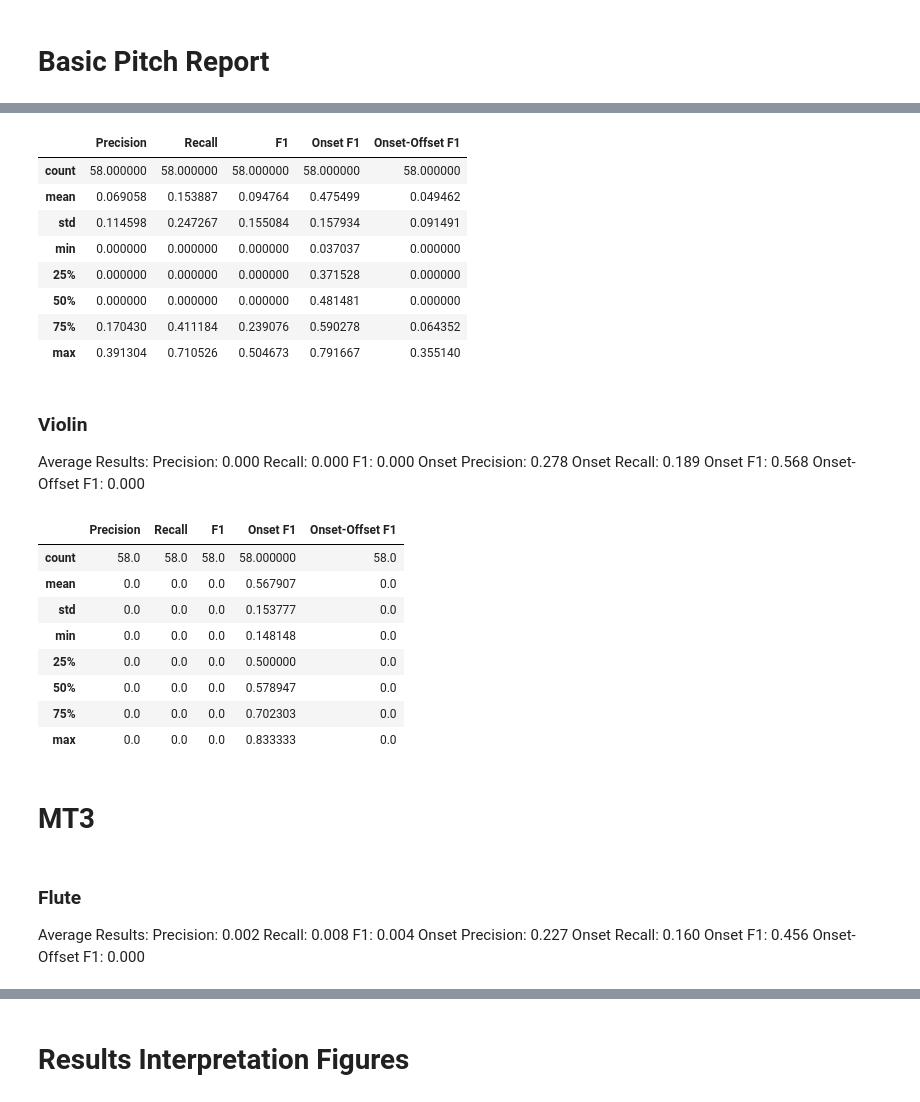
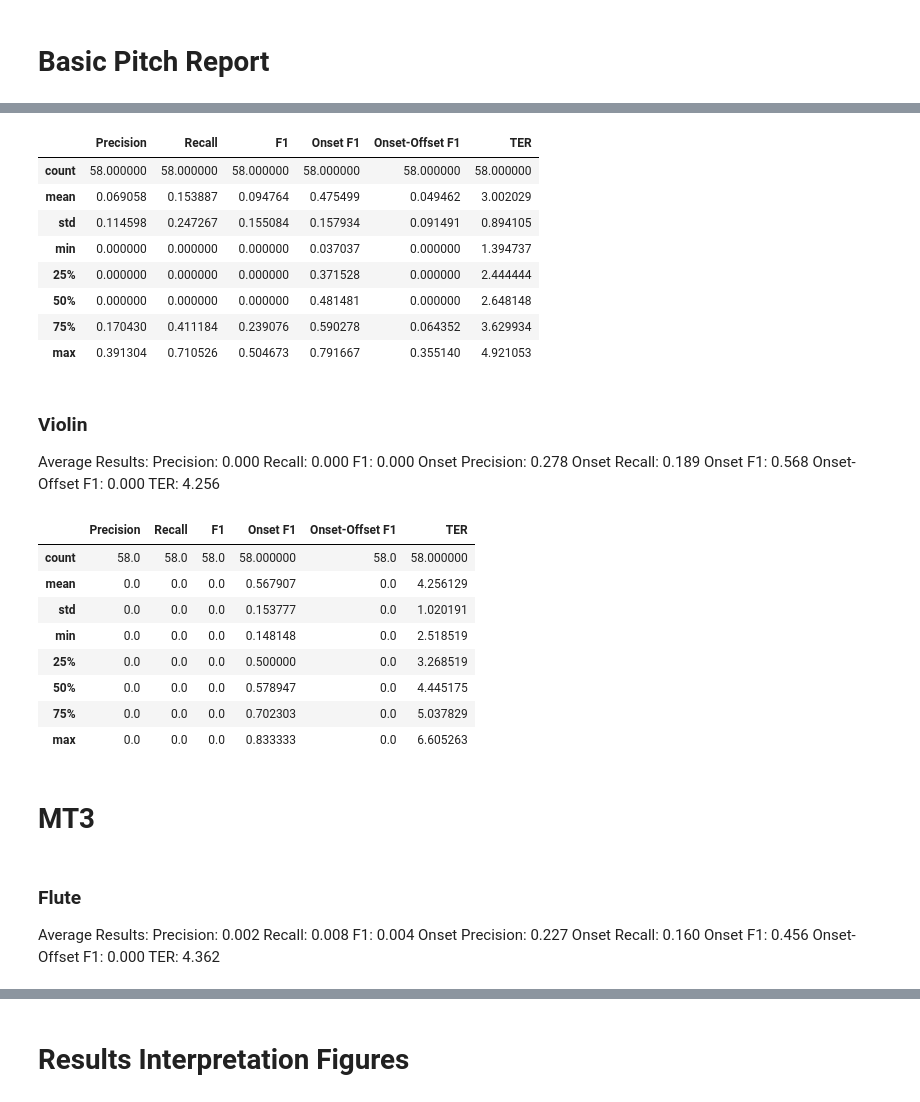
Before and after one commit to martinoywa/singing-voice-amt, a Jupyter notebook: evaluation/evaluation_report_converted.ipynb, the cells around one changed output, grey strips where cells are left out. Drawn from its saved outputs; the diff is of its cells as text; code cells hidden in the pictures.

```diff
--- a/evaluation/evaluation_report_converted.ipynb
+++ b/evaluation/evaluation_report_converted.ipynb
@@ -78,18 +73,18 @@ Onset-Offset F1: 0.049
 # %%
 # compute summaries
 df = pd.read_csv("evaluation_results_basic_pitch_trumpet.csv")
-summary = df.describe()[["Precision", "Recall", "F1", "Onset F1", "Onset-Offset F1"]]
+summary = df.describe()[["Precision", "Recall", "F1", "Onset F1", "Onset-Offset F1", "TER"]]
 summary
 # %% [output]
-|  | Precision | Recall | F1 | Onset F1 | Onset-Offset F1 |
-| count | 58.000000 | 58.000000 | 58.000000 | 58.000000 | 58.000000 |
-| mean | 0.069058 | 0.153887 | 0.094764 | 0.475499 | 0.049462 |
-| std | 0.114598 | 0.247267 | 0.155084 | 0.157934 | 0.091491 |
-| min | 0.000000 | 0.000000 | 0.000000 | 0.037037 | 0.000000 |
-| 25% | 0.000000 | 0.000000 | 0.000000 | 0.371528 | 0.000000 |
-| 50% | 0.000000 | 0.000000 | 0.000000 | 0.481481 | 0.000000 |
-| 75% | 0.170430 | 0.411184 | 0.239076 | 0.590278 | 0.064352 |
-| max | 0.391304 | 0.710526 | 0.504673 | 0.791667 | 0.355140 |
+|  | Precision | Recall | F1 | Onset F1 | Onset-Offset F1 | TER |
+| count | 58.000000 | 58.000000 | 58.000000 | 58.000000 | 58.000000 | 58.000000 |
+| mean | 0.069058 | 0.153887 | 0.094764 | 0.475499 | 0.049462 | 3.002029 |
+| std | 0.114598 | 0.247267 | 0.155084 | 0.157934 | 0.091491 | 0.894105 |
+| min | 0.000000 | 0.000000 | 0.000000 | 0.037037 | 0.000000 | 1.394737 |
+| 25% | 0.000000 | 0.000000 | 0.000000 | 0.371528 | 0.000000 | 2.444444 |
+| 50% | 0.000000 | 0.000000 | 0.000000 | 0.481481 | 0.000000 | 2.648148 |
+| 75% | 0.170430 | 0.411184 | 0.239076 | 0.590278 | 0.064352 | 3.629934 |
+| max | 0.391304 | 0.710526 | 0.504673 | 0.791667 | 0.355140 | 4.921053 |
 # %% [markdown]
 ### Violin
 
@@ -101,21 +96,22 @@ Onset Precision: 0.278
 Onset Recall: 0.189
 Onset F1: 0.568
 Onset-Offset F1: 0.000
+TER: 4.256
 # %%
 # compute summaries
 df = pd.read_csv("evaluation_results_basic_pitch_violin.csv")
-summary = df.describe()[["Precision", "Recall", "F1", "Onset F1", "Onset-Offset F1"]]
+summary = df.describe()[["Precision", "Recall", "F1", "Onset F1", "Onset-Offset F1", "TER"]]
 summary
 # %% [output]
-|  | Precision | Recall | F1 | Onset F1 | Onset-Offset F1 |
-| count | 58.0 | 58.0 | 58.0 | 58.000000 | 58.0 |
-| mean | 0.0 | 0.0 | 0.0 | 0.567907 | 0.0 |
-| std | 0.0 | 0.0 | 0.0 | 0.153777 | 0.0 |
-| min | 0.0 | 0.0 | 0.0 | 0.148148 | 0.0 |
-| 25% | 0.0 | 0.0 | 0.0 | 0.500000 | 0.0 |
-| 50% | 0.0 | 0.0 | 0.0 | 0.578947 | 0.0 |
-| 75% | 0.0 | 0.0 | 0.0 | 0.702303 | 0.0 |
-| max | 0.0 | 0.0 | 0.0 | 0.833333 | 0.0 |
+|  | Precision | Recall | F1 | Onset F1 | Onset-Offset F1 | TER |
+| count | 58.0 | 58.0 | 58.0 | 58.000000 | 58.0 | 58.000000 |
+| mean | 0.0 | 0.0 | 0.0 | 0.567907 | 0.0 | 4.256129 |
+| std | 0.0 | 0.0 | 0.0 | 0.153777 | 0.0 | 1.020191 |
+| min | 0.0 | 0.0 | 0.0 | 0.148148 | 0.0 | 2.518519 |
+| 25% | 0.0 | 0.0 | 0.0 | 0.500000 | 0.0 | 3.268519 |
+| 50% | 0.0 | 0.0 | 0.0 | 0.578947 | 0.0 | 4.445175 |
+| 75% | 0.0 | 0.0 | 0.0 | 0.702303 | 0.0 | 5.037829 |
+| max | 0.0 | 0.0 | 0.0 | 0.833333 | 0.0 | 6.605263 |
 # %% [markdown]
 # MT3
 # %% [markdown]
@@ -129,3 +125,4 @@ Onset Precision: 0.227
 Onset Recall: 0.160
 Onset F1: 0.456
 Onset-Offset F1: 0.000
+TER: 4.362
```
Also changed, not shown: parts of 17 cells of this notebook, 17 other files.
